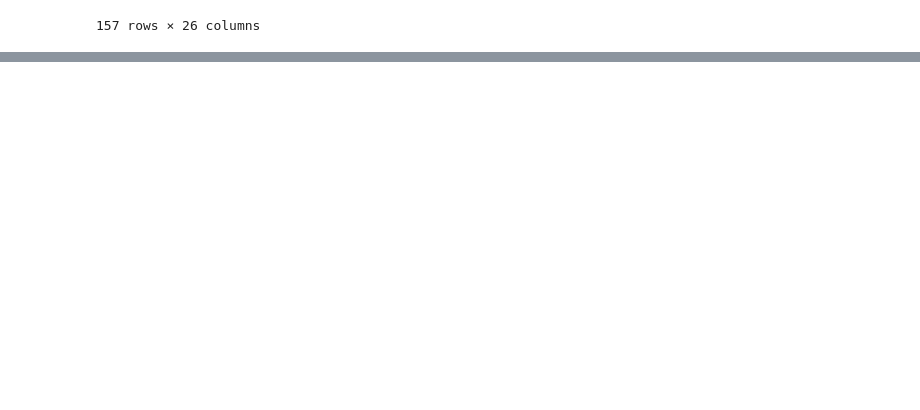
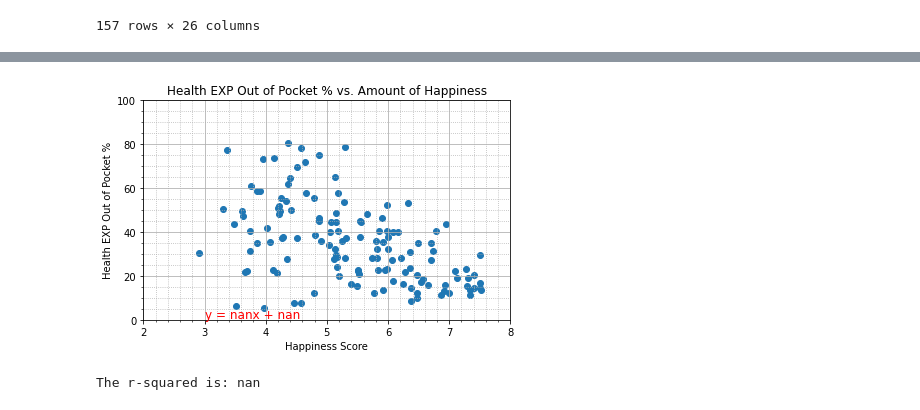
Before and after one commit to conwaykylej/Are_you_Sick_of_It, a Jupyter notebook: main.py.ipynb, the cells around one changed output, grey strips where cells are left out. Cells and saved outputs as stored; diff of their text form; code cells hidden in the pictures; blank space fills up the shorter version.

```diff
--- a/main.py.ipynb
+++ b/main.py.ipynb
@@ -107,0 +145,24 @@ Index(['Country', 'Region', 'Happiness Rank', 'Happiness Score',
+# %%
+x_values = dropped_dup_merged_dfs["Happiness Score"]
+y_values = dropped_dup_merged_dfs["Health EXP Out of Pocket %"]
+(slope, intercept, rvalue, pvalue, stderr) = linregress(x_values, y_values)
+regress_values = x_values * slope + intercept
+line_eq = "y = " + str(round(slope,2)) + "x + " + str(round(intercept,2))
+
+plt.scatter(x_values,y_values)
+plt.title('Health EXP Out of Pocket % vs. Amount of Happiness')
+plt.plot(x_values,regress_values,"r-")
+plt.annotate(line_eq,(3,.8),fontsize=12,color="red")
+plt.xlabel('Happiness Score')
+plt.ylabel('Health EXP Out of Pocket %')
+plt.ylim(0, 100)
+plt.xlim(2, 8)
+plt.minorticks_on()
+plt.grid(which='major', linestyle='-')
+plt.grid(which='minor', linestyle=':')
+plt.tight_layout()
+plt.show()
+print(f"The r-squared is: {rvalue**2}")
+# %% [output]
+[figure, added]
+The r-squared is: nan
```
Also changed, not shown: parts of 9 cells of this notebook.
